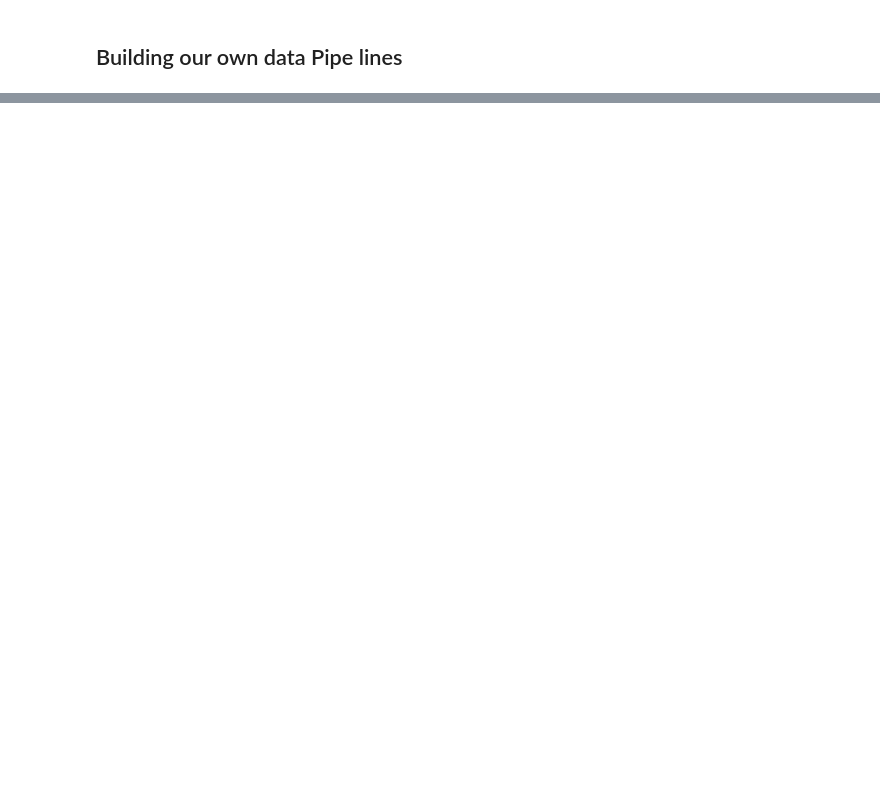
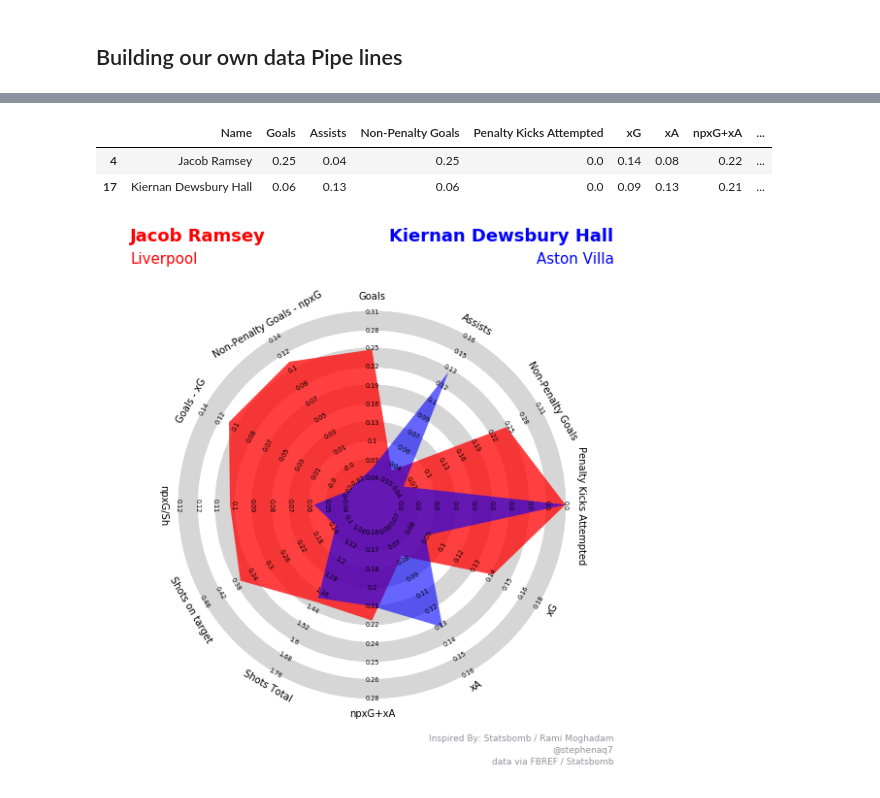
Before and after one commit to steveaq/Webs-Scraping-for-Fooball-Data-, a Jupyter notebook: FBREF - Building a Proxy Database.ipynb, the cells around one changed output, grey strips where cells are left out. Drawn from its saved outputs; the diff is of its cells as text; code cells hidden in the pictures; blank space fills up the shorter version.

```diff
--- a/FBREF - Building a Proxy Database.ipynb
+++ b/FBREF - Building a Proxy Database.ipynb
@@ -488,0 +352,2 @@ SyntaxError: invalid syntax (<ipython-input-337-4ff2d4b4fd57>, line 1)
+# %%
+scout_links = list(subset_of_data.scouting_url.unique())
@@ -488,0 +382,2 @@ SyntaxError: invalid syntax (<ipython-input-337-4ff2d4b4fd57>, line 1)
+# %%
+appended_data_per90 = generate_advanced_data(scout_links)
@@ -488,0 +430,3 @@ SyntaxError: invalid syntax (<ipython-input-337-4ff2d4b4fd57>, line 1)
+# %%
+per_90_dataframe = appended_data_per90[attacking]
+per_90_dataframe
@@ -488,0 +451,65 @@ SyntaxError: invalid syntax (<ipython-input-337-4ff2d4b4fd57>, line 1)
+# %%
+names = ["Jacob Ramsey","Kiernan Dewsbury Hall"]
+# %%
+per_90_dataframe[per_90_dataframe.Name.isin(names)]
+# %% [output]
+|  | Name | Goals | Assists | Non-Penalty Goals | Penalty Kicks Attempted | xG | xA | npxG+xA | ... |
+| 4 | Jacob Ramsey | 0.25 | 0.04 | 0.25 | 0.0 | 0.14 | 0.08 | 0.22 | ... |
+| 17 | Kiernan Dewsbury Hall | 0.06 | 0.13 | 0.06 | 0.0 | 0.09 | 0.13 | 0.21 | ... |
+# %%
+player_names = list(per_90_dataframe.Name.unique())
+per_90_dataframe.reset_index(drop=True)
+per_90_dataframe = per_90_dataframe[per_90_dataframe.Name.isin(names)]
+cols = per_90_dataframe.columns.drop('Name')
+per_90_dataframe[cols] = per_90_dataframe[cols].apply(pd.to_numeric)
+params = list(per_90_dataframe.columns)
+params = params[1:]
+params
+
+ranges = []
+a_values = []
+b_values = []
+
+for x in params:
+    a = min(per_90_dataframe[params][x])
+    a = a - (a* 0.25)
+
+    b = max(per_90_dataframe[params][x])
+    b = b + (b* 0.25)
+
+    ranges.append((a,b))
+
+a_values = per_90_dataframe.iloc[0].values.tolist()
+
+b_values = per_90_dataframe.iloc[1].values.tolist()
+
+a_values = a_values[1:]
+b_values = b_values[1:]
+
+values = [a_values,b_values]
+
+#title
+
+title = dict(
+    title_name= player_names[0],
+    title_color = 'red',
+    subtitle_name = 'Liverpool',
+    subtitle_color = 'red',
+    title_name_2= player_names[1],
+    title_color_2 = 'blue',
+    subtitle_name_2 = 'Aston Villa',
+    subtitle_color_2 = 'blue',
+    title_fontsize = 18,
+    subtitle_fontsize=15
+)
+
+endnote = '@stephenaq7\ndata via FBREF / Statsbomb'
+
+radar = Radar()
+
+fig,ax = radar.plot_radar(ranges=ranges,params=params,values=values,
+                         radar_color=['red','blue'],
+                         alphas=[.75,.6],title=title,endnote=endnote,
+                         compare=True)
+# %% [output]
+[figure, added]
```
Also changed, not shown: parts of 20 cells of this notebook, 2 other files.
